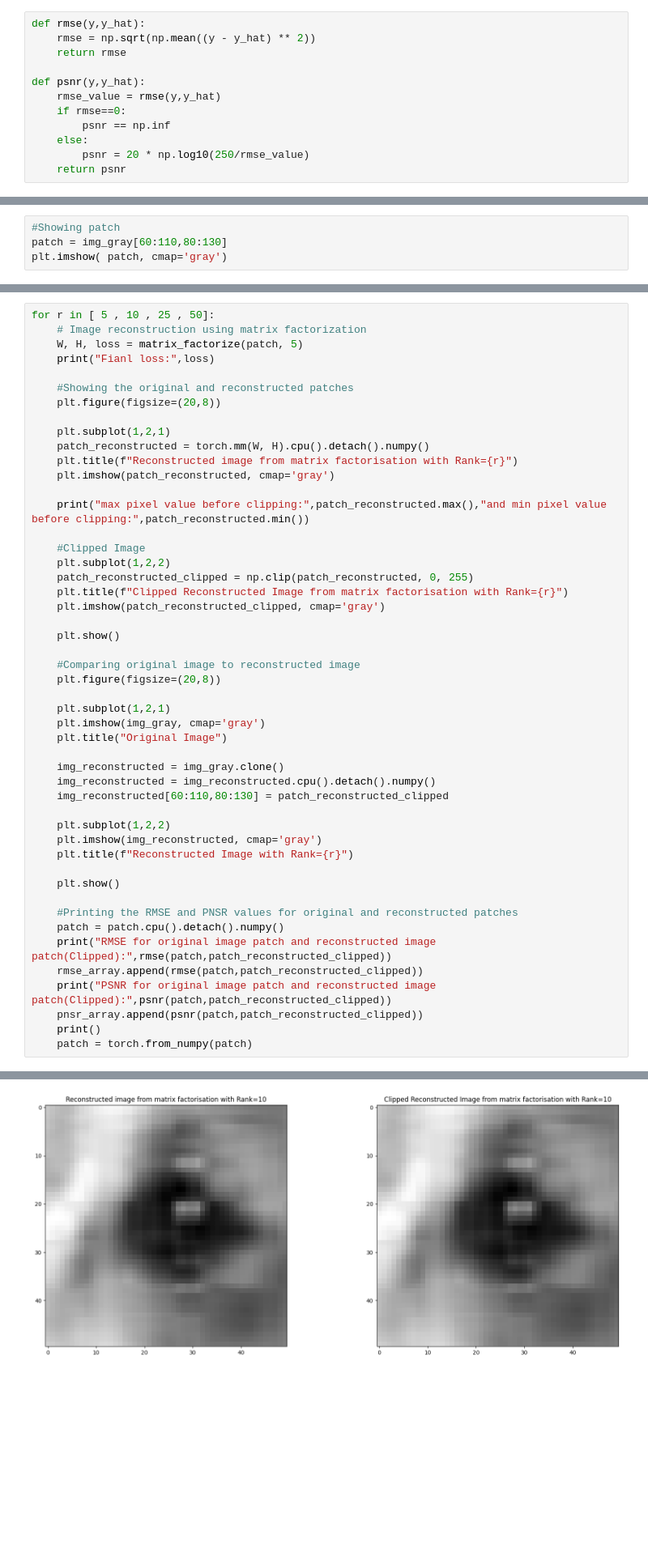
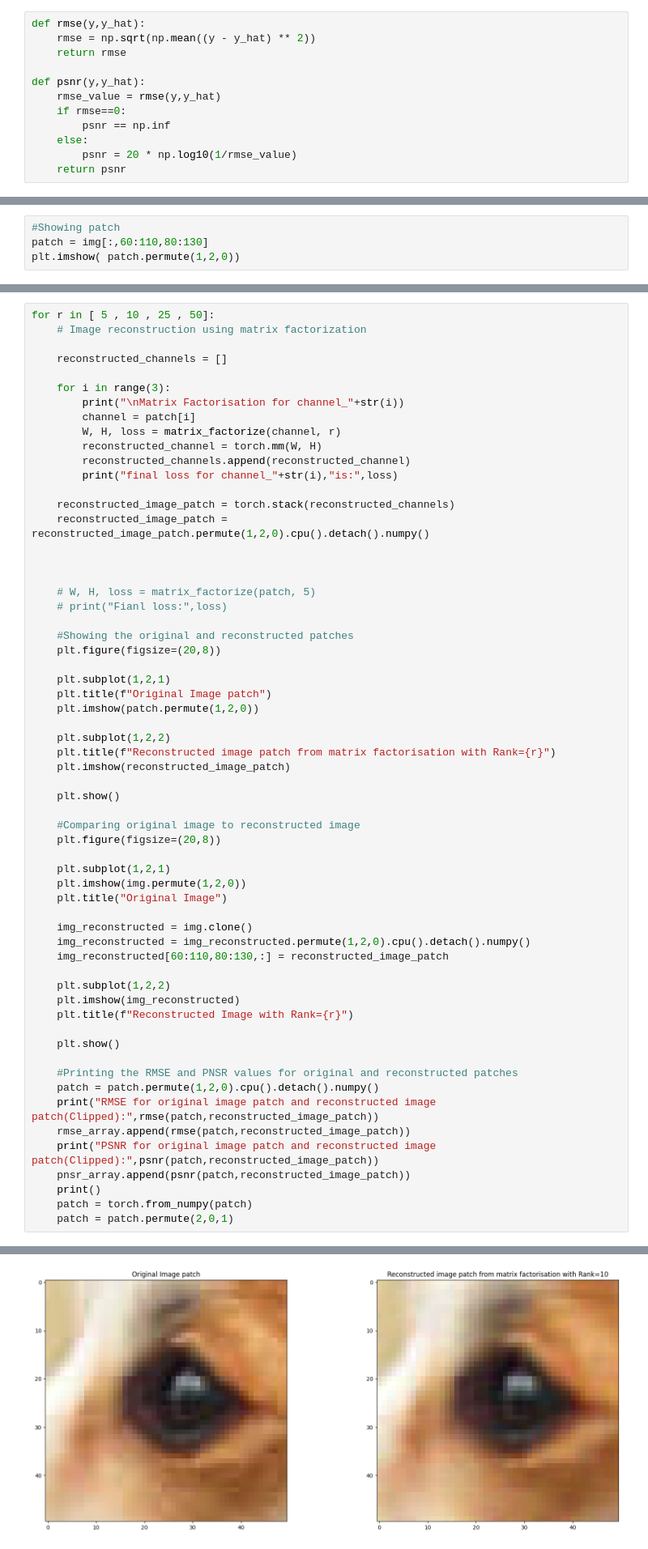
Before and after one commit to Jain-Laksh/ES335-assignment-2, a Jupyter notebook: Task 5/main.ipynb, the cells around one changed output, grey strips where cells are left out. Shown at 81% size. Cells and saved outputs as stored; diff of their text form; blank space fills up the shorter version.

```diff
--- a/Task 5/main.ipynb
+++ b/Task 5/main.ipynb
@@ -67,7 +67,7 @@ def psnr(y,y_hat):
     if rmse==0:
         psnr == np.inf
     else:
-        psnr = 20 * np.log10(250/rmse_value)
+        psnr = 20 * np.log10(1/rmse_value)
     return psnr
 # %%
 # Load image
@@ -136,6 +125,6 @@ plt.show()
 # %%
 #Showing patch
-patch = img_gray[60:110,80:130]
-plt.imshow( patch, cmap='gray')
+patch = img[:,60:110,80:130]
+plt.imshow( patch.permute(1,2,0))
 # %% [output]
 <matplotlib.image.AxesImage at 0x...>
@@ -148,24 +137,35 @@ pnsr_array = []
 # %%
 for r in [ 5 , 10 , 25 , 50]:
     # Image reconstruction using matrix factorization
-    W, H, loss = matrix_factorize(patch, 5)
-    print("Fianl loss:",loss)
+
+    reconstructed_channels = []
+
+    for i in range(3):
+        print("\nMatrix Factorisation for channel_"+str(i))
+        channel = patch[i]
+        W, H, loss = matrix_factorize(channel, r)
+        reconstructed_channel = torch.mm(W, H)
+        reconstructed_channels.append(reconstructed_channel)
+        print("final loss for channel_"+str(i),"is:",loss)
+
+    reconstructed_image_patch = torch.stack(reconstructed_channels)
+    reconstructed_image_patch = reconstructed_image_patch.permute(1,2,0).cpu().detach().numpy()
+
+
+
+    # W, H, loss = matrix_factorize(patch, 5)
+    # print("Fianl loss:",loss)
 
     #Showing the original and reconstructed patches
     plt.figure(figsize=(20,8))
 
     plt.subplot(1,2,1)
-    patch_reconstructed = torch.mm(W, H).cpu().detach().numpy()
-    plt.title(f"Reconstructed image from matrix factorisation with Rank={r}")
-    plt.imshow(patch_reconstructed, cmap='gray')
+    plt.title(f"Original Image patch")
+    plt.imshow(patch.permute(1,2,0))
 
-    print("max pixel value before clipping:",patch_reconstructed.max(),"and min pixel value before clipping:",patch_reconstructed.min())
-
-    #Clipped Image
     plt.subplot(1,2,2)
-    patch_reconstructed_clipped = np.clip(patch_reconstructed, 0, 255)
-    plt.title(f"Clipped Reconstructed Image from matrix factorisation with Rank={r}")
-    plt.imshow(patch_reconstructed_clipped, cmap='gray')
+    plt.title(f"Reconstructed image patch from matrix factorisation with Rank={r}")
+    plt.imshow(reconstructed_image_patch)
 
     plt.show()
 
@@ -173,25 +173,26 @@ for r in [ 5 , 10 , 25 , 50]:
     plt.figure(figsize=(20,8))
 
     plt.subplot(1,2,1)
-    plt.imshow(img_gray, cmap='gray')
+    plt.imshow(img.permute(1,2,0))
     plt.title("Original Image")
 
-    img_reconstructed = img_gray.clone()
-    img_reconstructed = img_reconstructed.cpu().detach().numpy()
-    img_reconstructed[60:110,80:130] = patch_reconstructed_clipped
+    img_reconstructed = img.clone()
+    img_reconstructed = img_reconstructed.permute(1,2,0).cpu().detach().numpy()
+    img_reconstructed[60:110,80:130,:] = reconstructed_image_patch
 
     plt.subplot(1,2,2)
-    plt.imshow(img_reconstructed, cmap='gray')
+    plt.imshow(img_reconstructed)
     plt.title(f"Reconstructed Image with Rank={r}")
 
     plt.show()
 
     #Printing the RMSE and PNSR values for original and reconstructed patches
-    patch = patch.cpu().detach().numpy()
-    print("RMSE for original image patch and reconstructed image patch(Clipped):",rmse(patch,patch_reconstructed_clipped))
-    rmse_array.append(rmse(patch,patch_reconstructed_clipped))
-    print("PSNR for original image patch and reconstructed image patch(Clipped):",psnr(patch,patch_reconstructed_clipped))
-    pnsr_array.append(psnr(patch,patch_reconstructed_clipped))
+    patch = patch.permute(1,2,0).cpu().detach().numpy()
+    print("RMSE for original image patch and reconstructed image patch(Clipped):",rmse(patch,reconstructed_image_patch))
+    rmse_array.append(rmse(patch,reconstructed_image_patch))
+    print("PSNR for original image patch and reconstructed image patch(Clipped):",psnr(patch,reconstructed_image_patch))
+    pnsr_array.append(psnr(patch,reconstructed_image_patch))
     print()
     patch = torch.from_numpy(patch)
+    patch = patch.permute(2,0,1)
 # %% [output]
@@ -218 +244 @@ max pixel value before clipping: 0.98910093 and min pixel value before clipping:
-[figure, old version]
+[figure, new version]
```
Also changed, not shown: parts of 7 cells of this notebook, 4 other files.
